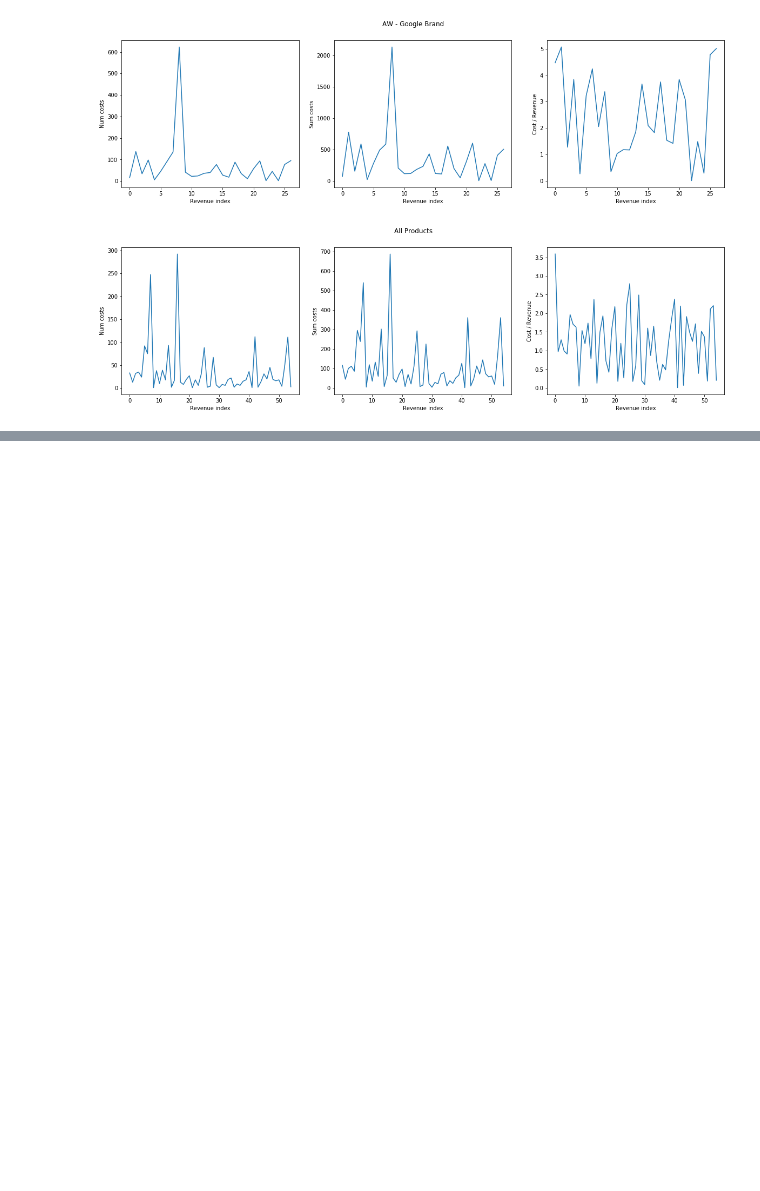
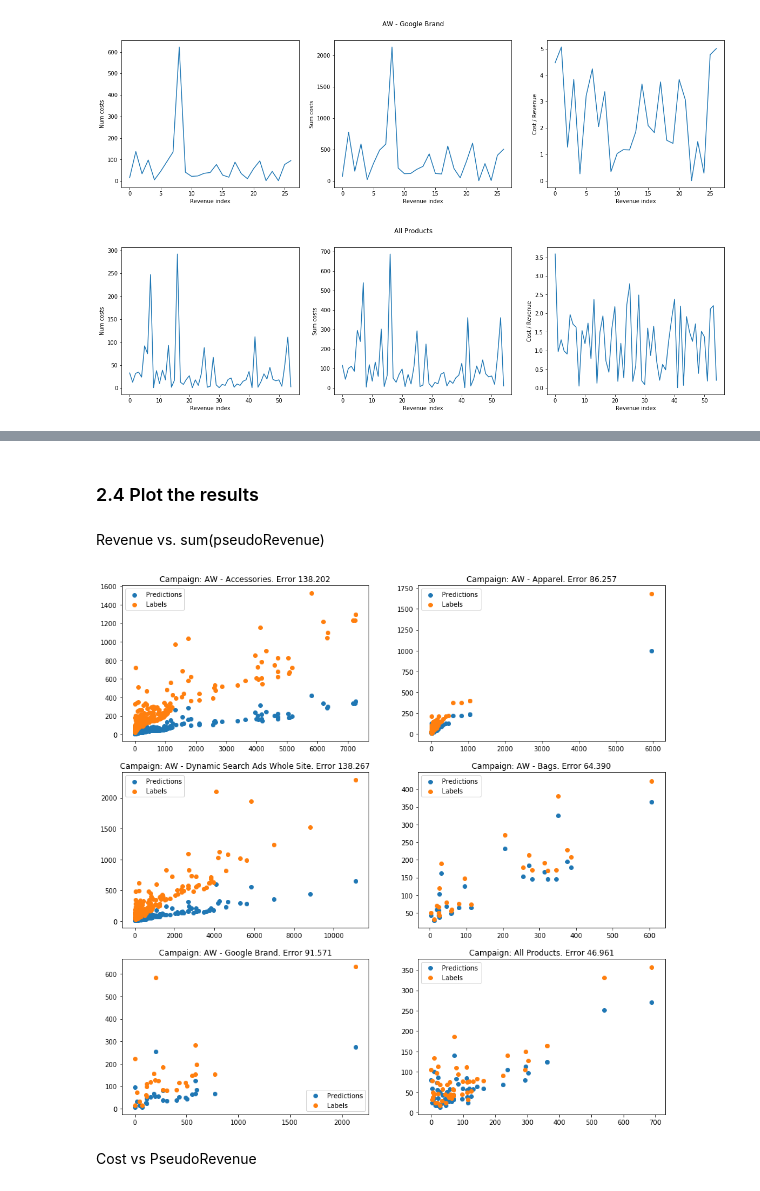
Before and after one commit to Morphl-AI/Ecommerce-Marketing-Spend-Optimization, a Jupyter notebook: Notebooks/3. Budget allocation - pseudo-revenue - statistical model .ipynb, the cells around one changed output, grey strips where cells are left out. Cells and saved outputs as stored; diff of their text form; code cells hidden in the pictures; blank space fills up the shorter version.

Commit message:
Updated code and added overall error

```diff
--- a/Notebooks/3. Budget allocation - pseudo-revenue - statistical model .ipynb
+++ b/Notebooks/3. Budget allocation - pseudo-revenue - statistical model .ipynb
@@ -233,21 +212,0 @@ display(pd.DataFrame(res, columns=["Campaign", "Error (real revenue)"]))
-# %%
-nRows = len(validCampaigns)
-ax = plt.subplots(nRows, figsize=(15, 50))[1]
-finalDf = pd.DataFrame(columns=validDf.columns)
-
-for i, campaign in enumerate(validCampaigns):
-    dfRelevant = validDf[validDf["Campaign"] == campaign].reset_index()
-    dfRelevant["Pseudo Revenue"] = models[campaign].predict(dfRelevant["Cost"])
-    finalDf = pd.concat([finalDf, dfRelevant], sort=False)
-
-    dateRange = pd.DataFrame({
-        "Date" : pd.date_range(dfRelevant["Date"].min(), dfRelevant["Date"].max(), freq="D"),
-    })
-    # Fill missing months by zeros
-    dfRelevant = dateRange.set_index("Date").join(dfRelevant.set_index("Date")).fillna(0).reset_index()
-
-#     ax[i].plot(dfRelevant["Date"], dfRelevant["Revenue"], color="green")
-    ax[i].plot(dfRelevant["Date"], dfRelevant["Cost"], color="red")
-    ax[i].plot(dfRelevant["Date"], dfRelevant["Pseudo Revenue"], color="blue")
-    ax[i].set_title(campaign)
-    ax[i].legend(["Cost", "Pseudo Revenue"])
@@ -255,0 +242,22 @@ for i, campaign in enumerate(validCampaigns):
+# %% [markdown]
+### 2.4 Plot the results
+# %% [markdown]
+Revenue vs. sum(pseudoRevenue)
+# %%
+def plotResults(models, X, t, errors, validCampaigns):
+    ax = plt.subplots(len(validCampaigns) // 2, 2, figsize=(15, 15))[1]
+    for i, campaign in enumerate(validCampaigns):
+        campaignX = X[campaign]
+        campaignT = t[campaign]
+        y = models[campaign].predict(campaignT)
+        error = errors[campaign]
+        ax[i//2, i%2].scatter(campaignX, y)
+        ax[i//2, i%2].scatter(campaignX, campaignT)
+        ax[i//2, i%2].set_title("Campaign: %s. Error %2.3f" % (campaign, error))
+        ax[i//2, i%2].legend(["Predictions", "Labels"])
+# %%
+plotResults(models, XStatisticalModel, t, errors, validCampaigns)
+# %% [output]
+[figure, added]
+# %% [markdown]
+Cost vs PseudoRevenue
```
Also changed, not shown: parts of 16 cells of this notebook.
